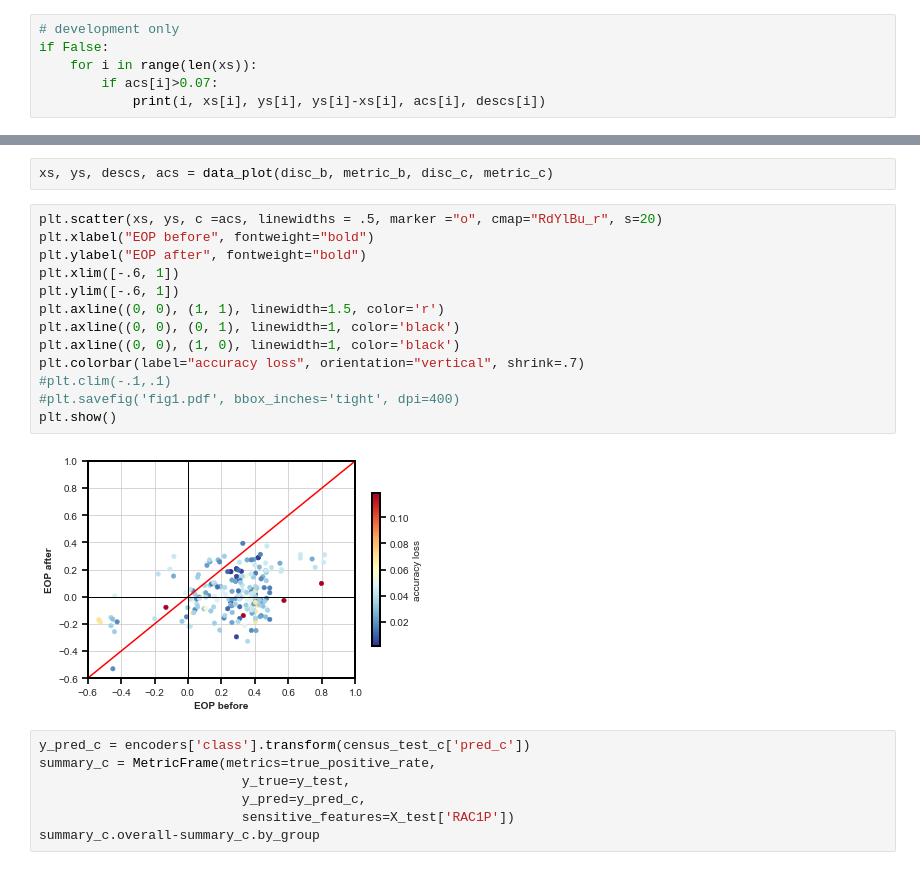
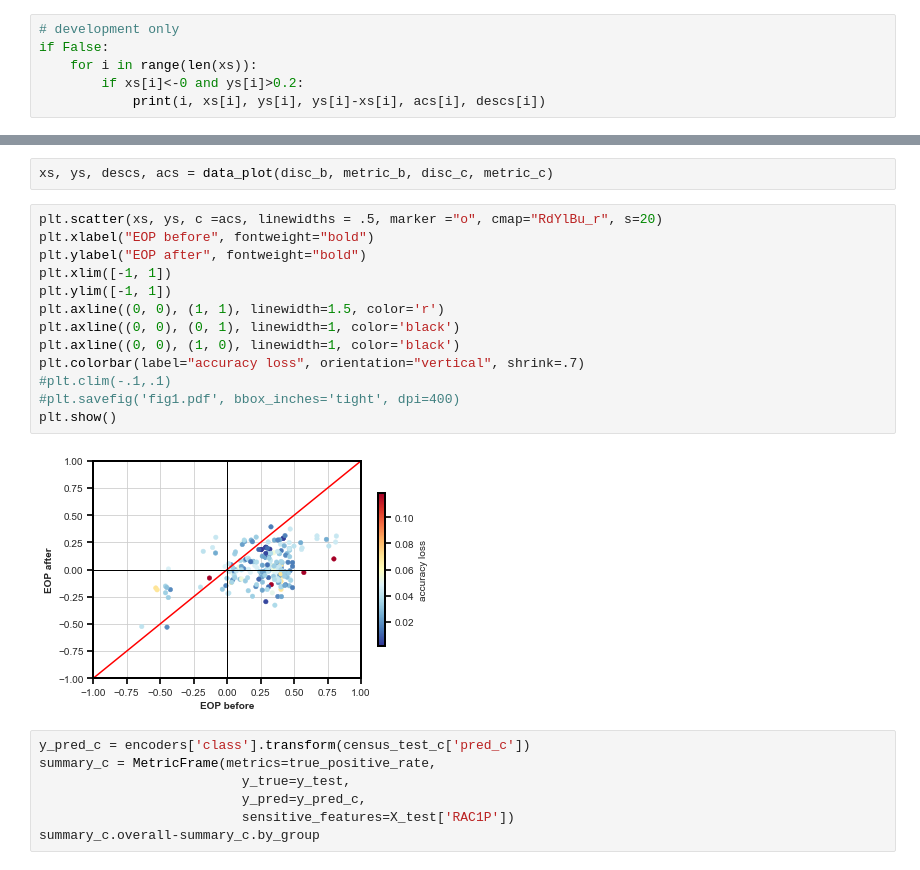
Before and after one commit to ruggieris/DD, a Jupyter notebook: notebooks/dd_sub2022.ipynb, the cells around one changed output, grey strips where cells are left out. Saved outputs shown, nothing was run; the diff lists cells and outputs as text.

```diff
--- a/notebooks/dd_sub2022.ipynb
+++ b/notebooks/dd_sub2022.ipynb
@@ -388,7 +388,7 @@ xs, ys, descs, acs = data_plot(disc_b, metric_b, disc_a, metric_a)
 # development only
 if False:
     for i in range(len(xs)):
-        if acs[i]>0.07:
+        if xs[i]<-0 and ys[i]>0.2:
             print(i, xs[i], ys[i], ys[i]-xs[i], acs[i], descs[i])
 # %%
 plt.scatter(xs, ys, c =acs, linewidths = .5, marker ="o", cmap="RdYlBu_r", s=20)
@@ -555,18 +555,18 @@ xs, ys, descs, acs = data_plot(disc_b, metric_b, disc_c, metric_c)
 # %%
 plt.scatter(xs, ys, c =acs, linewidths = .5, marker ="o", cmap="RdYlBu_r", s=20)
 plt.xlabel("EOP before", fontweight="bold")
 plt.ylabel("EOP after", fontweight="bold")
-plt.xlim([-.6, 1])
-plt.ylim([-.6, 1])
+plt.xlim([-1, 1])
+plt.ylim([-1, 1])
 plt.axline((0, 0), (1, 1), linewidth=1.5, color='r')
 plt.axline((0, 0), (0, 1), linewidth=1, color='black')
 plt.axline((0, 0), (1, 0), linewidth=1, color='black')
 plt.colorbar(label="accuracy loss", orientation="vertical", shrink=.7)
 #plt.clim(-.1,.1)
 #plt.savefig('fig1.pdf', bbox_inches='tight', dpi=400)
 plt.show()
 # %% [output]
-[figure, old version]
+[figure, new version]
 # %%
 y_pred_c = encoders['class'].transform(census_test_c['pred_c'])
 summary_c = MetricFrame(metrics=true_positive_rate,
```
Also changed, not shown: parts of 11 cells of this notebook, 2 other files.
